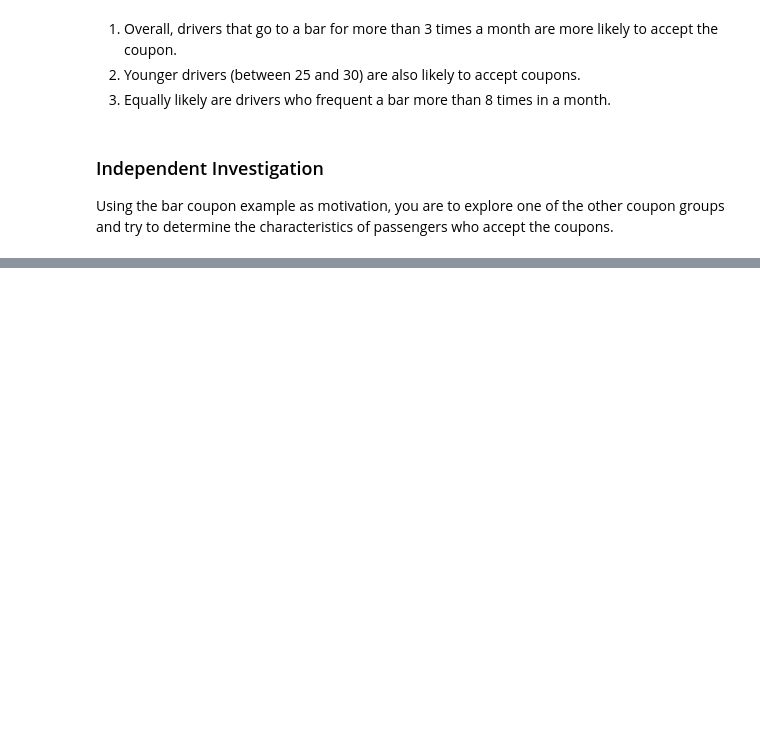
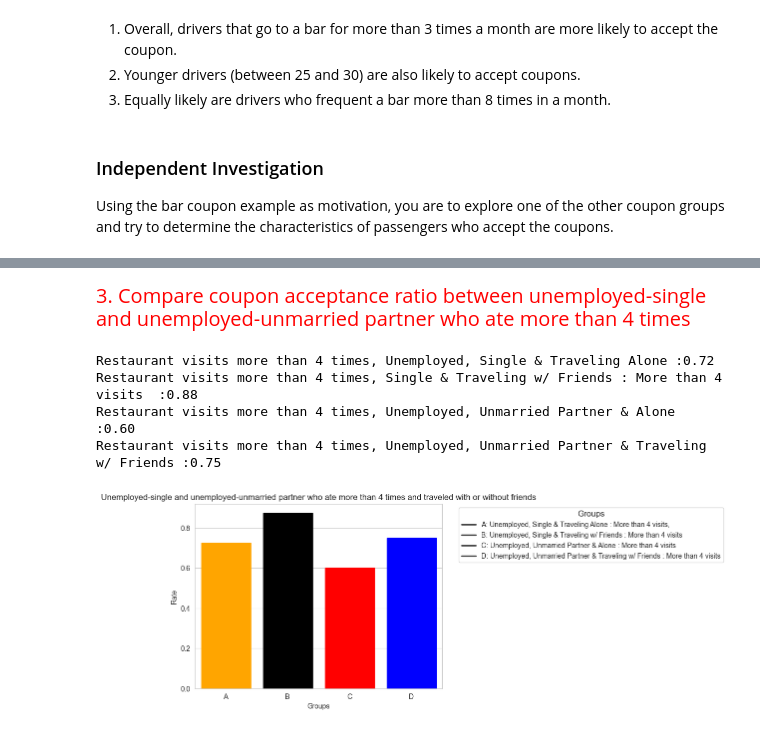
Before and after one commit to Balu-A/AmazonProject, a Jupyter notebook: AmazonCouponApplication.ipynb, the cells around one changed output, grey strips where cells are left out. Saved outputs shown, nothing was run; the diff lists cells and outputs as text; code cells hidden in the pictures; blank space fills up the shorter version.

```diff
--- a/AmazonCouponApplication.ipynb
+++ b/AmazonCouponApplication.ipynb
@@ -289,7 +323,7 @@ df_Cnts2 = data.query('(bar== "1~3" or bar== "4~8" or bar== "gt8") and (passenge
 df_Cnts2["coupon_accepted"].mean()
 
 # The below snippet extracts a dataframe from master dataframe for cheap restaurant visits for at least 4 times/month or more, and income <$50K
-df_Cnts3 = data.query("(`restaurant_under_$20` == '4~8' or `restaurant_under_$20` == 'gt8') and (income=='$37500 - $49999') and (coupon=='Bar')")
+df_Cnts3 = data.query('(restaurant_under_20 == "4~8" or restaurant_under_20 == "gt8") and (income=="$37500 - $49999") and (coupon=="Bar")')
 df_Cnts3["coupon_accepted"].mean()
 
 
@@ -328,0 +405,49 @@ Using the bar coupon example as motivation, you are to explore one of the other
+# %% [markdown]
+<span style="font-size: 20px; color: red;font-family: 'Times New Roman', Times, serif;">3. Compare coupon acceptance ratio between unemployed-single and unemployed-unmarried partner who ate more than 4 times</span>
+# %%
+# The below snippet extracts data for all unemployed single who travel alone and go eat at restaurant more than 4 times
+df1_Q3 = data_Rest20.query('(occupation=="Unemployed") and (restaurant_under_20== "4~8") and (passenger =="Alone") and (maritalStatus =="Single")')
+df1_Q3["coupon_accepted"].mean()
+
+# The below snippet extracts data for all unemployed single who travel with friends and go eat at restaurant more than 4 times
+df2_Q3 = data_Rest20.query('(occupation=="Unemployed") and (restaurant_under_20== "4~8") and (passenger =="Friend(s)") and (maritalStatus =="Single")')
+df2_Q3["coupon_accepted"].mean()
+
+# The below snippet extracts data for all unemployed with an unmarried partner who travel alone and go eat at restaurant more than 4 times
+df3_Q3 = data_Rest20.query('(occupation=="Unemployed") and (restaurant_under_20== "4~8") and (passenger =="Alone") and (maritalStatus =="Unmarried partner")')
+df3_Q3["coupon_accepted"].mean()
+
+# The below snippet extracts data for all unemployed with an unmarried partner who travel with friends and go eat at restaurant more than 4 times
+df4_Q3 = data_Rest20.query('(occupation=="Unemployed") and (restaurant_under_20== "4~8") and (passenger =="Friend(s)") and (maritalStatus =="Unmarried partner")')
+df4_Q3["coupon_accepted"].mean()
+
+
+# Create a dataframe in preparation for a plot
+df_plot = pd.DataFrame({'Groups':["A","B","C","D"],
+                        'Rate':[df1_Q3["coupon_accepted"].mean(),df2_Q3["coupon_accepted"].mean(),df3_Q3["coupon_accepted"].mean(),df4_Q3["coupon_accepted"].mean()]
+                       })
+
+#Plot the graph
+ax = sns.barplot(data=df_plot, x="Groups", y="Rate", hue = 'Groups')
+colors = ["orange", "black", "red","blue"]
+
+for bar, color in zip(ax.patches, colors):
+    bar.set_color(color)
+plt.title("Unemployed-single and unemployed-unmarried partner who ate more than 4 times and traveled with or without friends")
+
+legend_labels = ['A: Unemployed, Single & Traveling Alone : More than 4 visits, ',
+                 'B: Unemployed, Single & Traveling w/ Friends : More than 4 visits',
+                 'C: Unemployed, Unmarried Partner & Alone : More than 4 visits',
+                 'D: Unemployed, Unmarried Partner & Traveling w/ Friends : More than 4 visits']
+plt.legend(legend_labels, title="Groups", title_fontsize='12', loc='upper right', bbox_to_anchor=(2.15, 1));
+
+print(f"Restaurant visits more than 4 times, Unemployed, Single & Traveling Alone :{df1_Q3["coupon_accepted"].mean():.2f}\n"
+      f"Restaurant visits more than 4 times, Single & Traveling w/ Friends : More than 4 visits  :{df2_Q3["coupon_accepted"].mean():.2f}\n"
+      f"Restaurant visits more than 4 times, Unemployed, Unmarried Partner & Alone  :{df3_Q3["coupon_accepted"].mean():.2f}\n"
+      f"Restaurant visits more than 4 times, Unemployed, Unmarried Partner & Traveling w/ Friends :{df4_Q3["coupon_accepted"].mean():.2f}")
+# %% [output]
+Restaurant visits more than 4 times, Unemployed, Single & Traveling Alone :0.72
+Restaurant visits more than 4 times, Single & Traveling w/ Friends : More than 4 visits  :0.88
+Restaurant visits more than 4 times, Unemployed, Unmarried Partner & Alone  :0.60
+Restaurant visits more than 4 times, Unemployed, Unmarried Partner & Traveling w/ Friends :0.75
+[figure, added]
```
Also changed, not shown: parts of 20 cells of this notebook.
